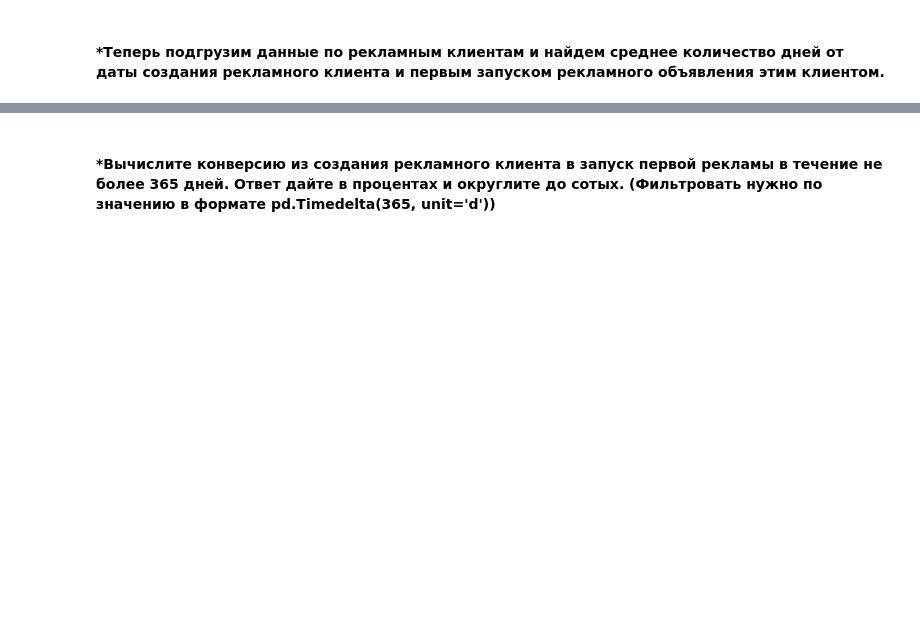
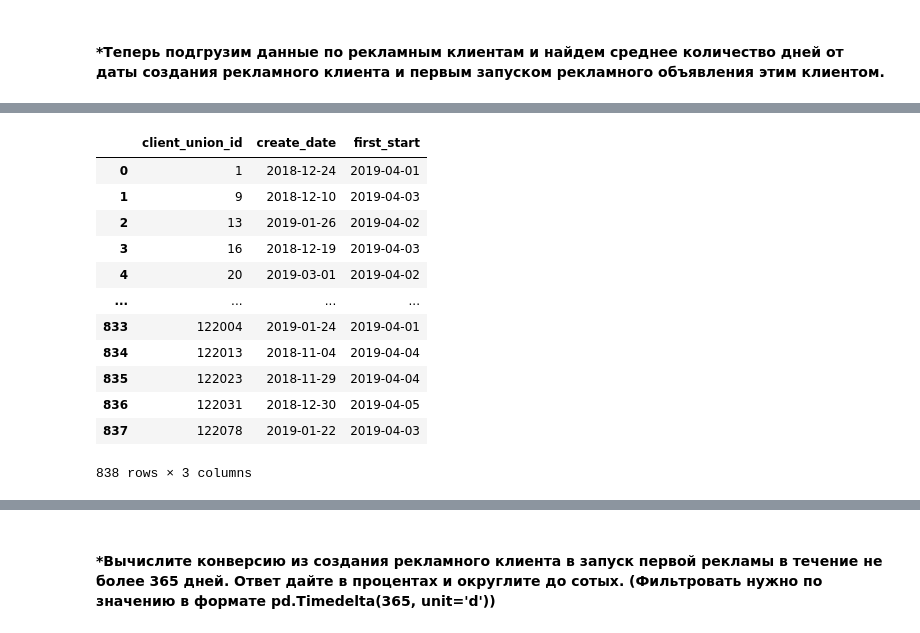
Before and after one commit to qeumo/study, a Jupyter notebook: karpov_DataAnalytic/practice_6_2.ipynb, the cells around one changed output, grey strips where cells are left out. Drawn from its saved outputs; the diff is of its cells as text; code cells hidden in the pictures; blank space fills up the shorter version.

```diff
--- a/karpov_DataAnalytic/practice_6_2.ipynb
+++ b/karpov_DataAnalytic/practice_6_2.ipynb
@@ -134,2 +201,7 @@ views_on_ads#.rolling(2, on='ad_id').mean()
 # %% [markdown]
 #### *Теперь подгрузим данные по рекламным клиентам и найдем среднее количество дней от даты создания рекламного клиента и первым запуском рекламного объявления этим клиентом.
+# %%
+# Необходимо для уменьшения затрат на мерж
+our_clients = ads_data.client_union_id.unique()#groupby('client_union_id', as_index=False).agg({'time':'count'})
+# %%
+ads_clients = ads_clients[ads_clients.client_union_id.isin(our_clients)]
@@ -135,0 +217,5 @@ views_on_ads#.rolling(2, on='ad_id').mean()
+# %%
+first_ad_for_union = ads_data.merge(ads_clients, on='client_union_id')\
+                        .groupby('client_union_id', as_index=False).agg({'date_x':np.min})\
+                        .rename(columns={'date_x':'first_start'})
+first_ad_for_union.head()
@@ -135,0 +229,18 @@ views_on_ads#.rolling(2, on='ad_id').mean()
+# %%
+union_create_start = ads_clients.\
+                        merge(first_ad_for_union, on='client_union_id')[["client_union_id", "create_date", "first_start"]]
+union_create_start
+# %% [output]
+|  | client_union_id | create_date | first_start |
+| 0 | 1 | 2018-12-24 | 2019-04-01 |
+| 1 | 9 | 2018-12-10 | 2019-04-03 |
+| 2 | 13 | 2019-01-26 | 2019-04-02 |
+| 3 | 16 | 2018-12-19 | 2019-04-03 |
+| 4 | 20 | 2019-03-01 | 2019-04-02 |
+| ... | ... | ... | ... |
+| 833 | 122004 | 2019-01-24 | 2019-04-01 |
+| 834 | 122013 | 2018-11-04 | 2019-04-04 |
+| 835 | 122023 | 2018-11-29 | 2019-04-04 |
+| 836 | 122031 | 2018-12-30 | 2019-04-05 |
+| 837 | 122078 | 2019-01-22 | 2019-04-03 |
+838 rows × 3 columns
```
Also changed, not shown: parts of 16 cells of this notebook.
